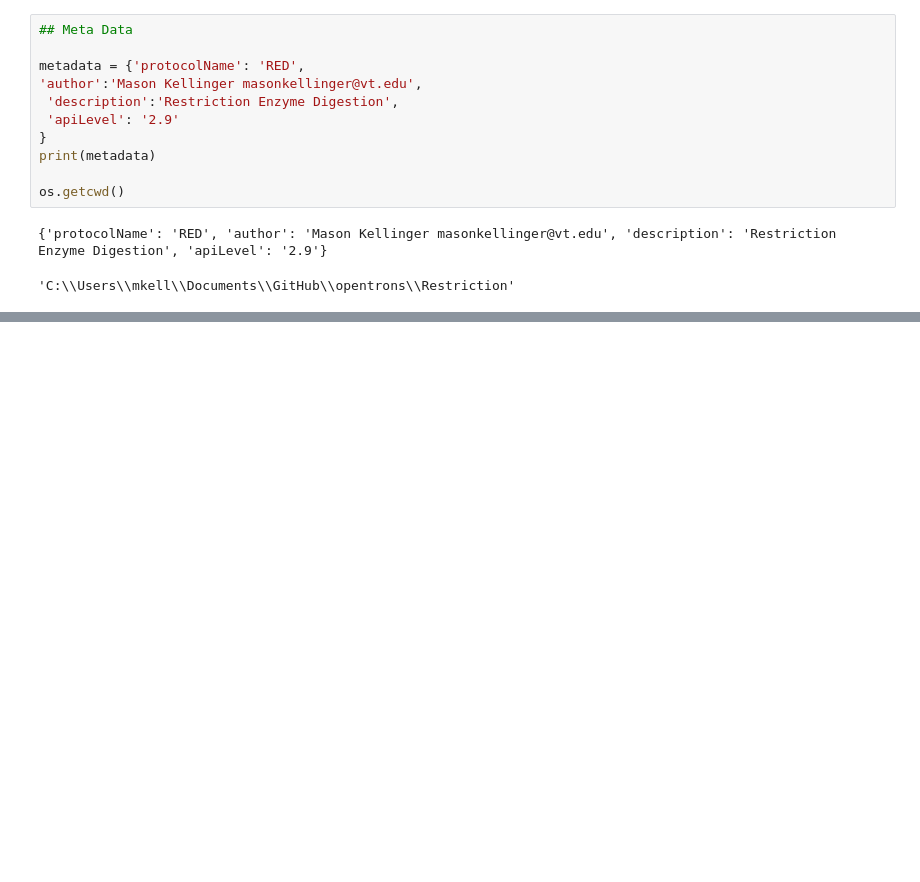
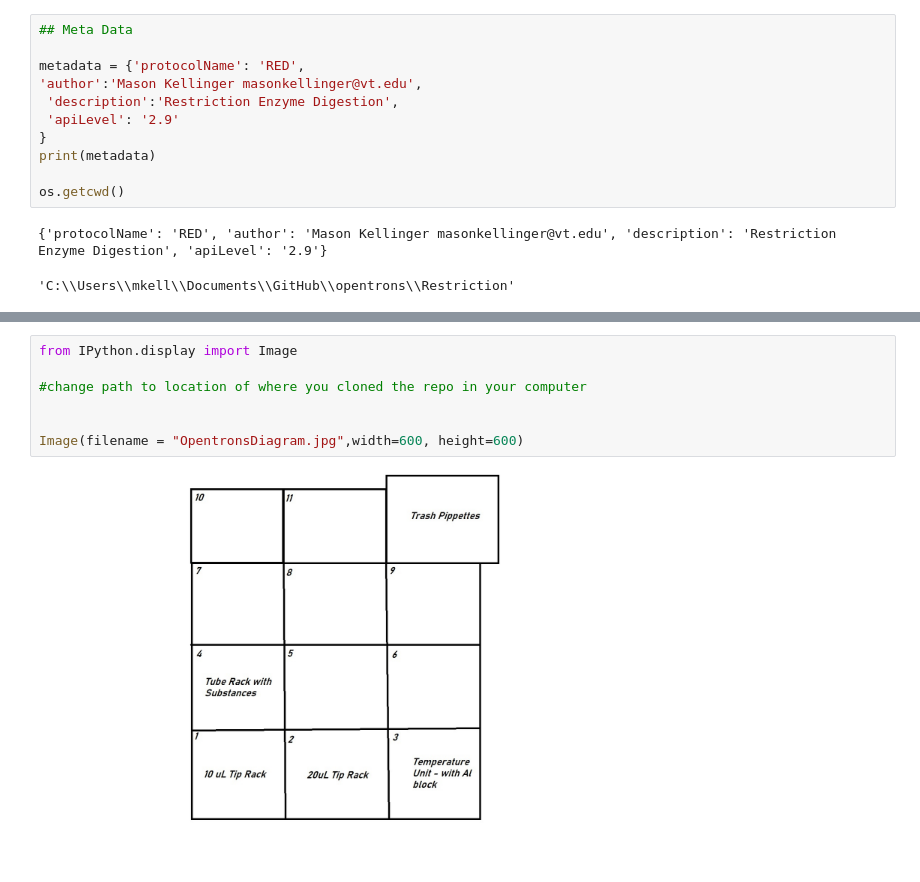
Before and after one commit to PlantSynBioLab/AssemblyTron, a Jupyter notebook: Restriction/Protocol in Jupyter.ipynb, the cells around one changed output, grey strips where cells are left out. Drawn from its saved outputs; the diff is of its cells as text; blank space fills up the shorter version.

```diff
--- a/Restriction/Protocol in Jupyter.ipynb
+++ b/Restriction/Protocol in Jupyter.ipynb
@@ -201,3 +101,12 @@ root.mainloop()
+# %%
+from IPython.display import Image
+
+#change path to location of where you cloned the repo in your computer
+
+
+Image(filename = "OpentronsDiagram.jpg",width=600, height=600)
+# %% [output]
+[figure, added]
 # %%
 # Protocol
 
```
Also changed, not shown: parts of 11 cells of this notebook, 4 other files.
